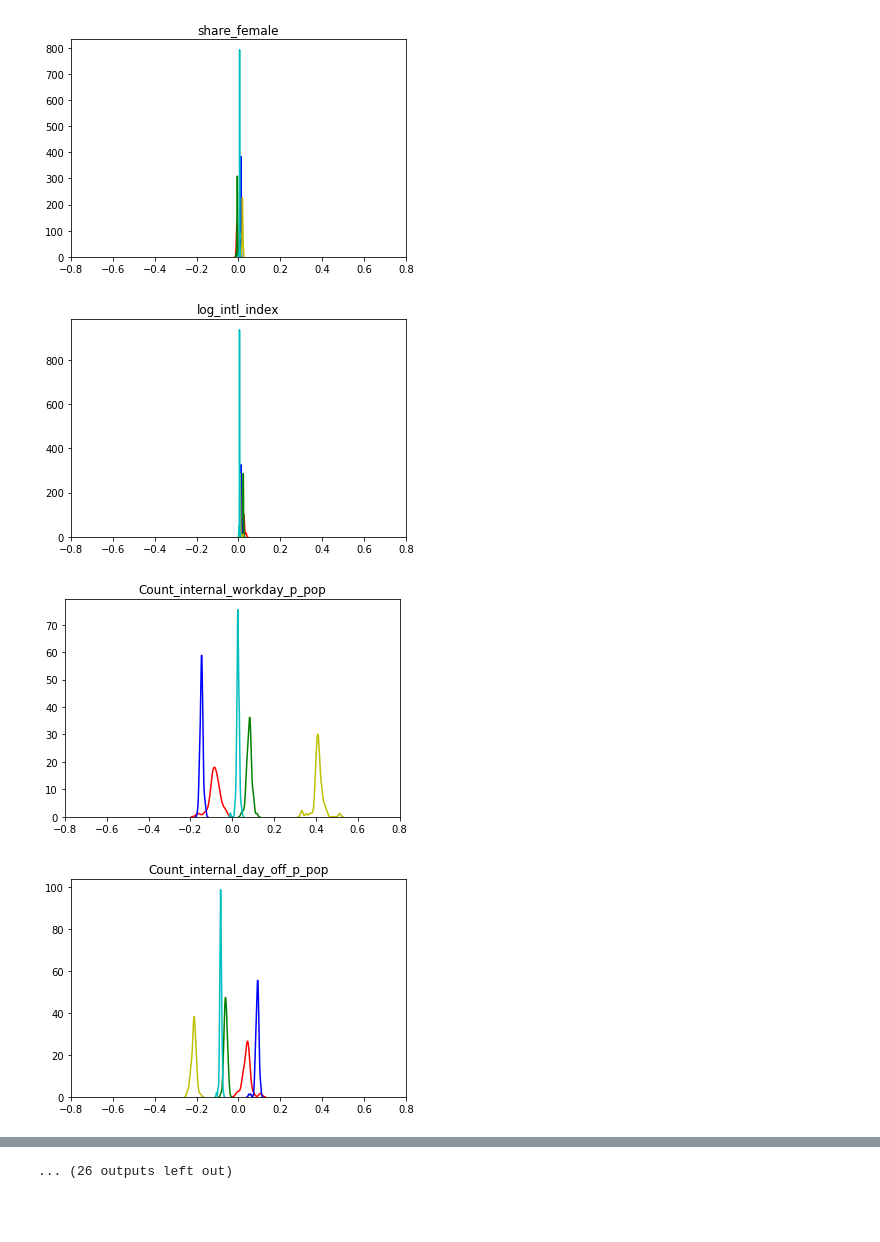
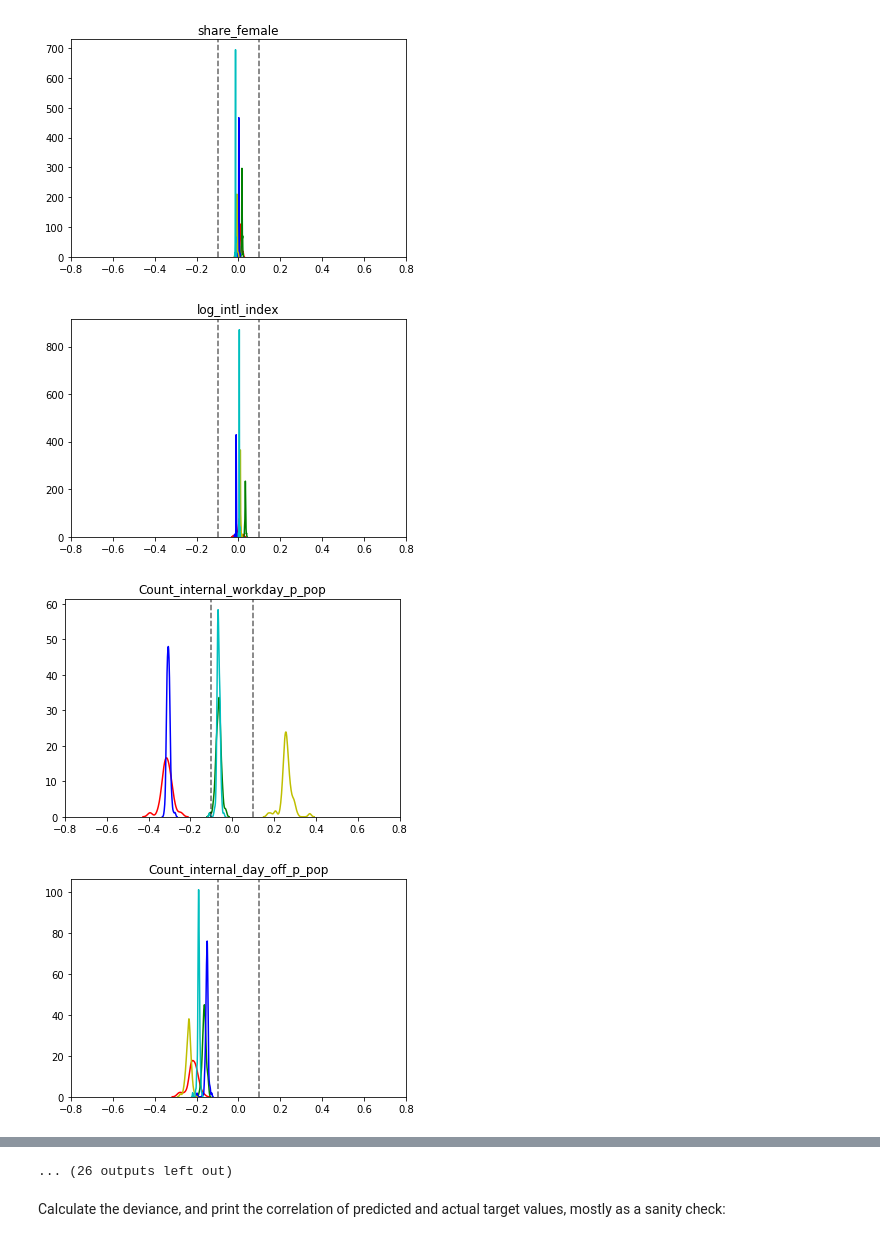
Before and after one commit to gizdatalab/Covid_DPPD, a Jupyter notebook: 05_target_and_prediction.ipynb, the cells around one changed output, grey strips where cells are left out. Drawn from its saved outputs; the diff is of its cells as text; code cells hidden in the pictures; blank space fills up the shorter version.

Commit message:
Various small improvements
Added cluster 'names', fixed gappy weather data, added comments to 05, added z-score cut-off analysis to 06, cleaned code all around

```diff
--- a/05_target_and_prediction.ipynb
+++ b/05_target_and_prediction.ipynb
@@ -61,0 +73,5 @@ for var in vars_2_lag:
+# %%
+FIRST_WEEK = 12
+LAST_WEEK = 39
+
+all_data = all_data[all_data.week_no.between(FIRST_WEEK, LAST_WEEK)]
@@ -375,6 +401,8 @@ for i,var in enumerate(predictor_variables):
                      hist=False,
                      color = colors[clust])
     plt.title(var)
+    plt.axvline(-.1,color='k',linestyle='dashed',alpha=.6)
+    plt.axvline(.1,color='k',linestyle='dashed',alpha=.6)
     xlim=.8
     plt.xlim([-xlim,xlim])
     plt.show()
@@ -388,4 +416,4 @@ for i,var in enumerate(predictor_variables):
-[figure, old version]
+[figure, new version]
-[figure, old version]
+[figure, new version]
-[figure, old version]
+[figure, new version]
-[figure, old version]
+[figure, new version]
@@ -398,6 +426,8 @@ for i,var in enumerate(predictor_variables):
 #     plt.title(k)
 #     plt.xlim([-xlim,xlim])
 #     plt.show()
+# %% [markdown]
+Calculate the deviance, and print the correlation of predicted and actual target values, mostly as a sanity check:
 # %%
 predictions['deviance'] = predictions['target_predicted'] - predictions['target']
 print(np.corrcoef(predictions['target_predicted'], predictions['target']))
```
Also changed, not shown: parts of 22 cells of this notebook, 8 other files.
